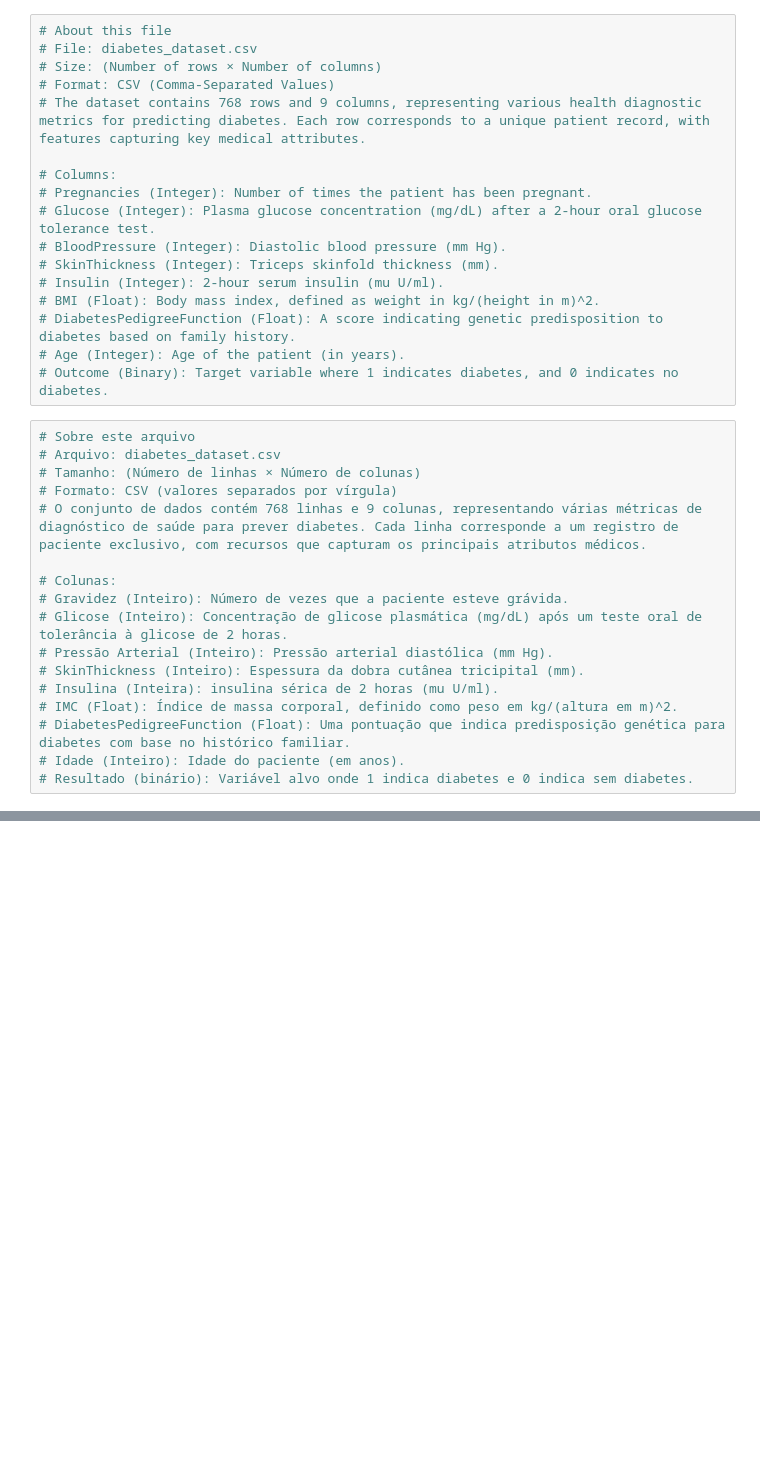
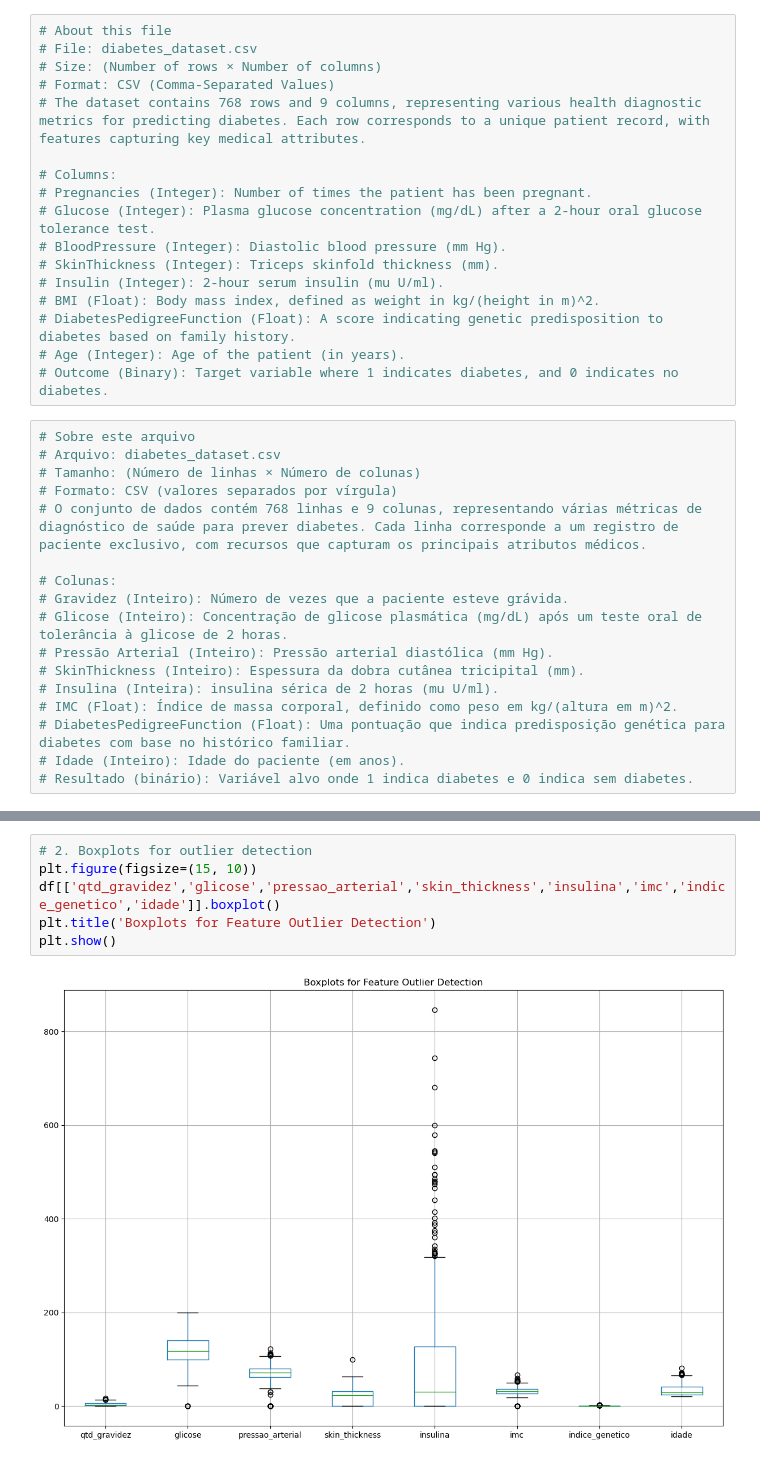
Before and after one commit to pablonieto02/kaggle, a Jupyter notebook: diabetes_pandas.ipynb, the cells around one changed output, grey strips where cells are left out. Drawn from its saved outputs; the diff is of its cells as text; blank space fills up the shorter version.

```diff
--- a/diabetes_pandas.ipynb
+++ b/diabetes_pandas.ipynb
@@ -78,0 +81,8 @@ df.head()
+# %%
+# 2. Boxplots for outlier detection
+plt.figure(figsize=(15, 10))
+df[['qtd_gravidez','glicose','pressao_arterial','skin_thickness','insulina','imc','indice_genetico','idade']].boxplot()
+plt.title('Boxplots for Feature Outlier Detection')
+plt.show()
+# %% [output]
+[figure, added]
```
Also changed, not shown: parts of 5 cells of this notebook.
